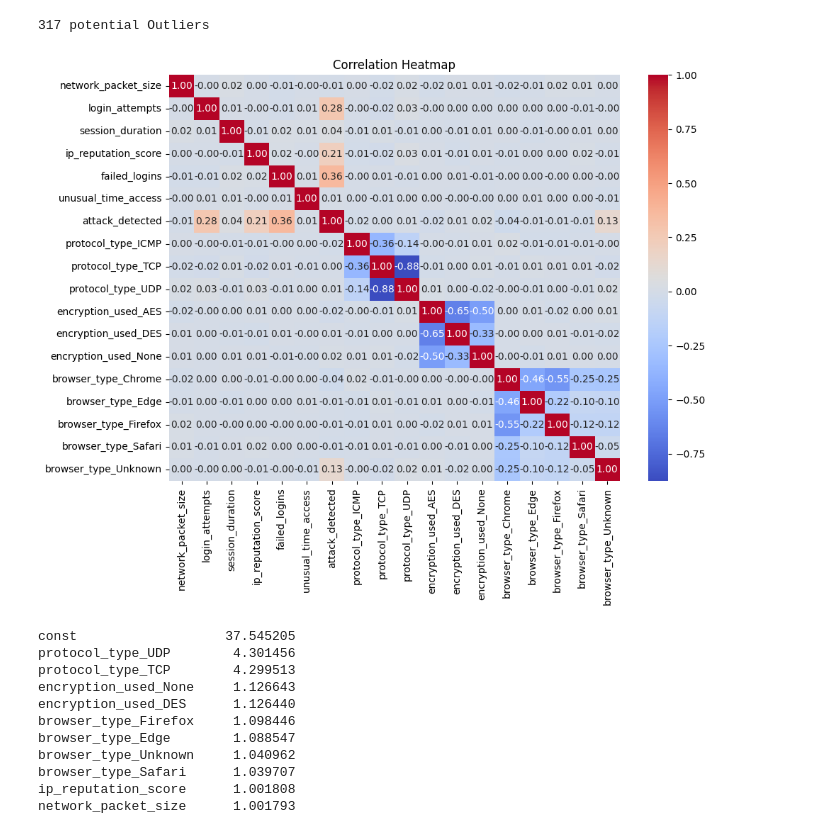
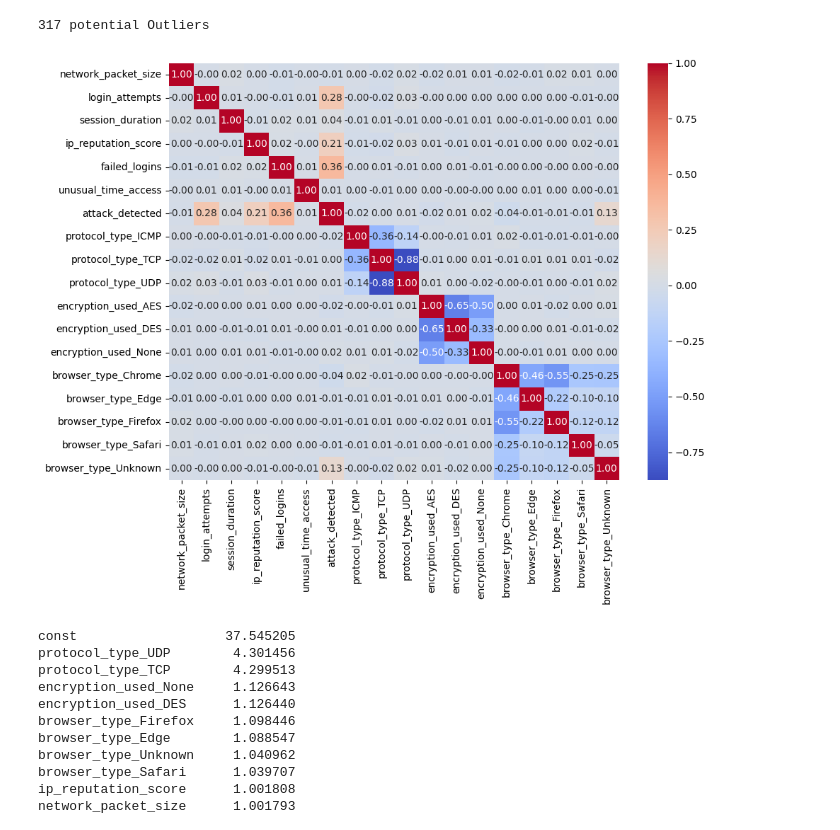
Before and after one commit to lolasurleweb/ai_intrusion_detection_system, a Jupyter notebook: notebooks/data_exploration.ipynb, the cells around one changed output. Saved outputs shown, nothing was run; the diff lists cells and outputs as text; code cells hidden in the pictures.

```diff
--- a/notebooks/data_exploration.ipynb
+++ b/notebooks/data_exploration.ipynb
@@ -139,15 +139,14 @@ print(f"{outliers.sum()} potential Outliers")
 # %%
 categorical_cols = df.select_dtypes(include=['object']).columns.tolist()
 df_corrplot = pd.get_dummies(df.copy(), columns=categorical_cols, drop_first=False)
 
 
 plt.figure(figsize=(10, 8))
 sns.heatmap(df_corrplot.corr(), annot=True, fmt='.2f', cmap='coolwarm')
-plt.title('Correlation Heatmap')
 plt.tight_layout()
 plt.show()
 # %% [output]
-[figure, old version]
+[figure, new version]
 # %%
 from statsmodels.stats.outliers_influence import variance_inflation_factor
 from statsmodels.tools.tools import add_constant
```
Also changed, not shown: 4 other files.
